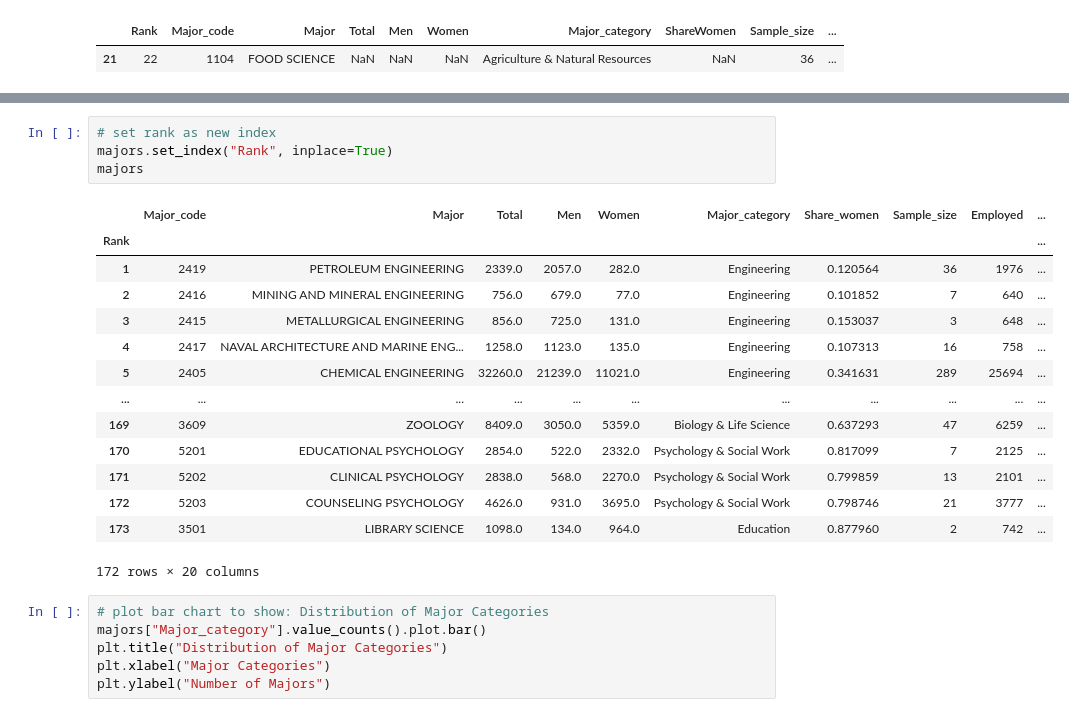
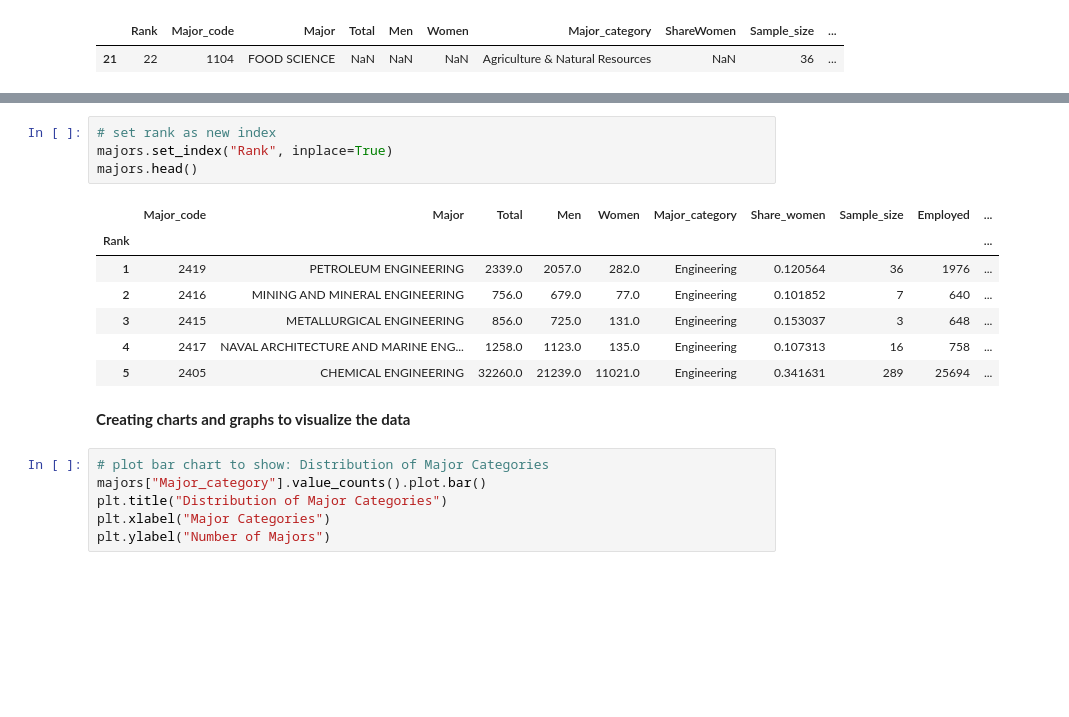
Before and after one commit to lbcmp/Data-Science-Project, a Jupyter notebook: MAT328_Project.ipynb, the cells around one changed output, grey strips where cells are left out. Cells and saved outputs as stored; diff of their text form; blank space fills up the shorter version.

```diff
--- a/MAT328_Project.ipynb
+++ b/MAT328_Project.ipynb
@@ -108,22 +72,17 @@ Index(['Rank', 'Major_code', 'Major', 'Total', 'Men', 'Women',
 # %%
 # set rank as new index
 majors.set_index("Rank", inplace=True)
-majors
+majors.head()
 # %% [output]
 |  | Major_code | Major | Total | Men | Women | Major_category | Share_women | Sample_size | Employed | ... |
 | Rank |  |  |  |  |  |  |  |  |  | ... |
 | 1 | 2419 | PETROLEUM ENGINEERING | 2339.0 | 2057.0 | 282.0 | Engineering | 0.120564 | 36 | 1976 | ... |
 | 2 | 2416 | MINING AND MINERAL ENGINEERING | 756.0 | 679.0 | 77.0 | Engineering | 0.101852 | 7 | 640 | ... |
 | 3 | 2415 | METALLURGICAL ENGINEERING | 856.0 | 725.0 | 131.0 | Engineering | 0.153037 | 3 | 648 | ... |
 | 4 | 2417 | NAVAL ARCHITECTURE AND MARINE ENG... | 1258.0 | 1123.0 | 135.0 | Engineering | 0.107313 | 16 | 758 | ... |
 | 5 | 2405 | CHEMICAL ENGINEERING | 32260.0 | 21239.0 | 11021.0 | Engineering | 0.341631 | 289 | 25694 | ... |
-| ... | ... | ... | ... | ... | ... | ... | ... | ... | ... | ... |
-| 169 | 3609 | ZOOLOGY | 8409.0 | 3050.0 | 5359.0 | Biology & Life Science | 0.637293 | 47 | 6259 | ... |
-| 170 | 5201 | EDUCATIONAL PSYCHOLOGY | 2854.0 | 522.0 | 2332.0 | Psychology & Social Work | 0.817099 | 7 | 2125 | ... |
-| 171 | 5202 | CLINICAL PSYCHOLOGY | 2838.0 | 568.0 | 2270.0 | Psychology & Social Work | 0.799859 | 13 | 2101 | ... |
-| 172 | 5203 | COUNSELING PSYCHOLOGY | 4626.0 | 931.0 | 3695.0 | Psychology & Social Work | 0.798746 | 21 | 3777 | ... |
-| 173 | 3501 | LIBRARY SCIENCE | 1098.0 | 134.0 | 964.0 | Education | 0.877960 | 2 | 742 | ... |
-172 rows × 20 columns
+# %% [markdown]
+**Creating charts and graphs to visualize the data**
 # %%
 # plot bar chart to show: Distribution of Major Categories
 majors["Major_category"].value_counts().plot.bar()
```
Also changed, not shown: parts of 30 cells of this notebook.
